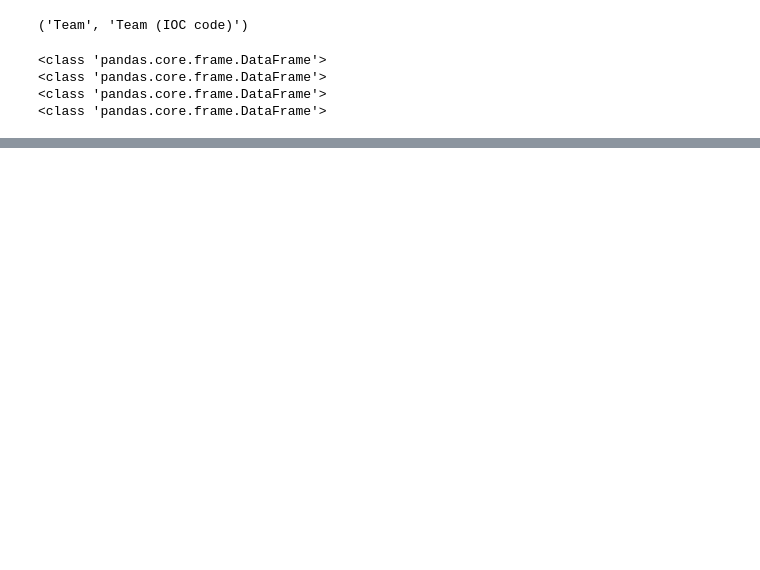
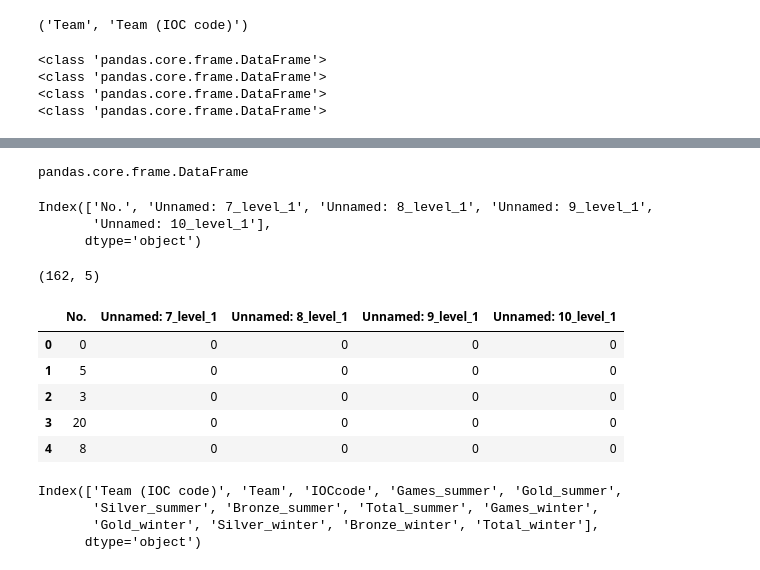
Before and after one commit to e-harrell/olympic, a Jupyter notebook: notebook.ipynb, the cells around one changed output, grey strips where cells are left out. Cells and saved outputs as stored; diff of their text form; code cells hidden in the pictures; blank space fills up the shorter version.

```diff
--- a/notebook.ipynb
+++ b/notebook.ipynb
@@ -142,0 +223,33 @@ print(type(df['Combined total']))
+# %%
+#working on Winter columns
+Winter = df['Winter Olympic Games']
+type(Winter)
+Winter.columns
+Winter.shape
+Winter.head()
+#add Winter to df1
+df1 = pd.concat([df1,Winter], axis=1)
+#rename columns in Winter
+df1.rename(columns={'No.' : 'Games_winter',
+                       'Unnamed: 7_level_1' : 'Gold_winter',
+                         'Unnamed: 8_level_1' : 'Silver_winter',
+                         'Unnamed: 9_level_1':'Bronze_winter',
+       'Unnamed: 10_level_1':'Total_winter'}, inplace = True)
+#check columns
+df1.columns
+# %% [output]
+pandas.core.frame.DataFrame
+Index(['No.', 'Unnamed: 7_level_1', 'Unnamed: 8_level_1', 'Unnamed: 9_level_1',
+       'Unnamed: 10_level_1'],
+      dtype='object')
+(162, 5)
+|  | No. | Unnamed: 7_level_1 | Unnamed: 8_level_1 | Unnamed: 9_level_1 | Unnamed: 10_level_1 |
+| 0 | 0 | 0 | 0 | 0 | 0 |
+| 1 | 5 | 0 | 0 | 0 | 0 |
+| 2 | 3 | 0 | 0 | 0 | 0 |
+| 3 | 20 | 0 | 0 | 0 | 0 |
+| 4 | 8 | 0 | 0 | 0 | 0 |
+Index(['Team (IOC code)', 'Team', 'IOCcode', 'Games_summer', 'Gold_summer',
+       'Silver_summer', 'Bronze_summer', 'Total_summer', 'Games_winter',
+       'Gold_winter', 'Silver_winter', 'Bronze_winter', 'Total_winter'],
+      dtype='object')
```
Also changed, not shown: parts of 6 cells of this notebook.
